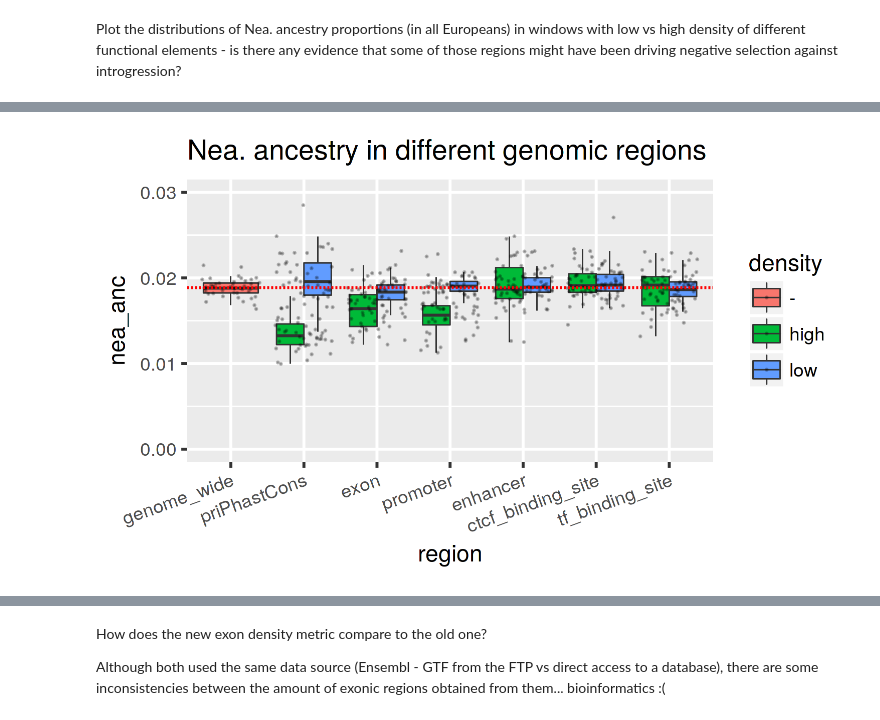
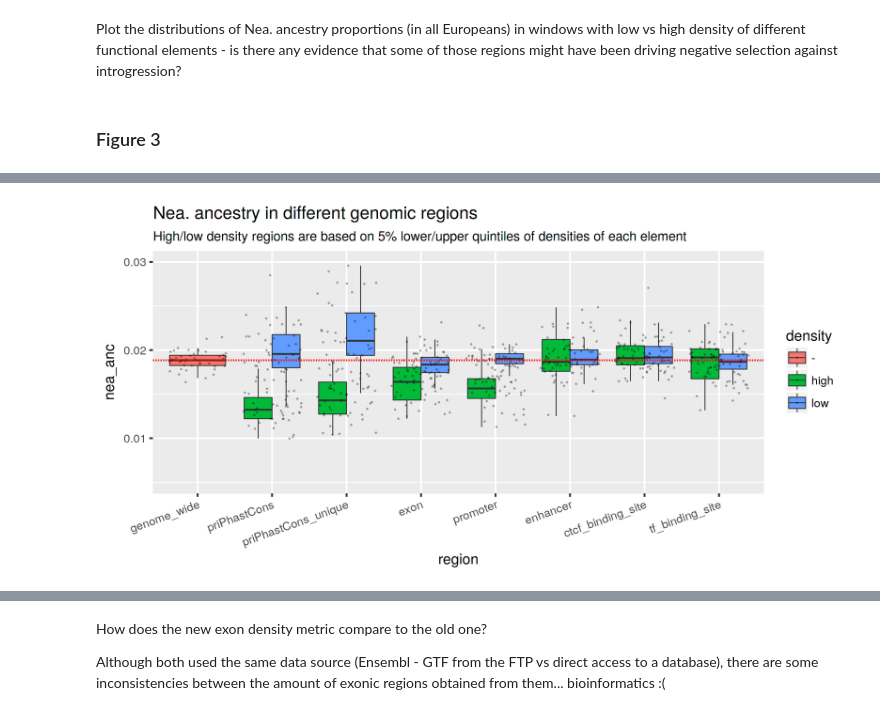
Before and after one commit to bodkan/nea-over-time, a Jupyter notebook: notebooks/introgression_predictors.ipynb, the cells around one changed output, grey strips where cells are left out. Drawn from its saved outputs; the diff is of its cells as text; code cells hidden in the pictures.

Commit message:
Add density of phastCons minus exons, promoters, ...

```diff
--- a/notebooks/introgression_predictors.ipynb
+++ b/notebooks/introgression_predictors.ipynb
@@ -566,20 +589,23 @@ nea_genomewide <- bins_long %>%
     mutate(region="genome_wide", density="-")
 # %% [markdown]
 Plot the distributions of Nea. ancestry proportions (in all Europeans) in windows with low vs high density of different functional elements - is there any evidence that some of those regions might have been driving negative selection against introgression?
+# %% [markdown]
+### Figure 3
 # %%
-options(repr.plot.width=5, repr.plot.height=3, repr.plot.res=300)
+options(repr.plot.width=8, repr.plot.height=4, repr.plot.res=300)
 
 nea_est <- bind_rows(nea_highlow, nea_genomewide) %>%
     gather(sample, nea_anc, -region, -density) %>%
     ungroup %>%
-    mutate(region=factor(region, levels=c("genome_wide", "priPhastCons", "exon", "promoter", "enhancer",
-                                          "ctcf_binding_site", "tf_binding_site")))
+    mutate(region=factor(region, levels=c("genome_wide", "priPhastCons", "priPhastCons_unique", "exon",
+                                          "promoter", "enhancer", "ctcf_binding_site", "tf_binding_site")))
 
 ggplot(nea_est, aes(region, nea_anc, fill=density)) +
     geom_boxplot(size=0.25, outlier.size=NA) +
     geom_jitter(size=0.01, alpha=0.25) +
     geom_hline(yintercept=mean(filter(nea_est, region == "genome_wide")$nea_anc), color="red", linetype=2) +
-    ylim(0, 0.03) +
+    ylim(0.005, 0.03) +
     theme(axis.text.x=element_text(angle=20, hjust=1)) +
-    labs(title="Nea. ancestry in different genomic regions")
+    ggtitle("Nea. ancestry in different genomic regions",
+            subtitle="High/low density regions are based on 5% lower/upper quintiles of densities of each element")
 # %% [output]
@@ -586 +615 @@ ggplot(nea_est, aes(region, nea_anc, fill=density)) +
-[figure, old version]
+[figure, new version]
```
Also changed, not shown: parts of 23 cells of this notebook.
